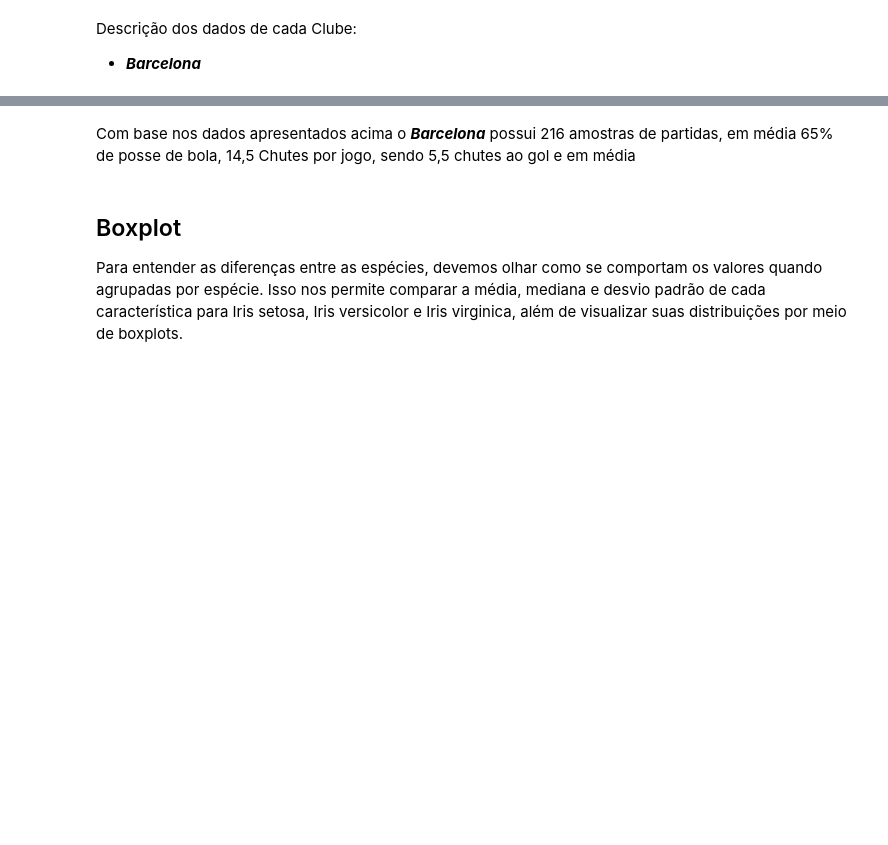
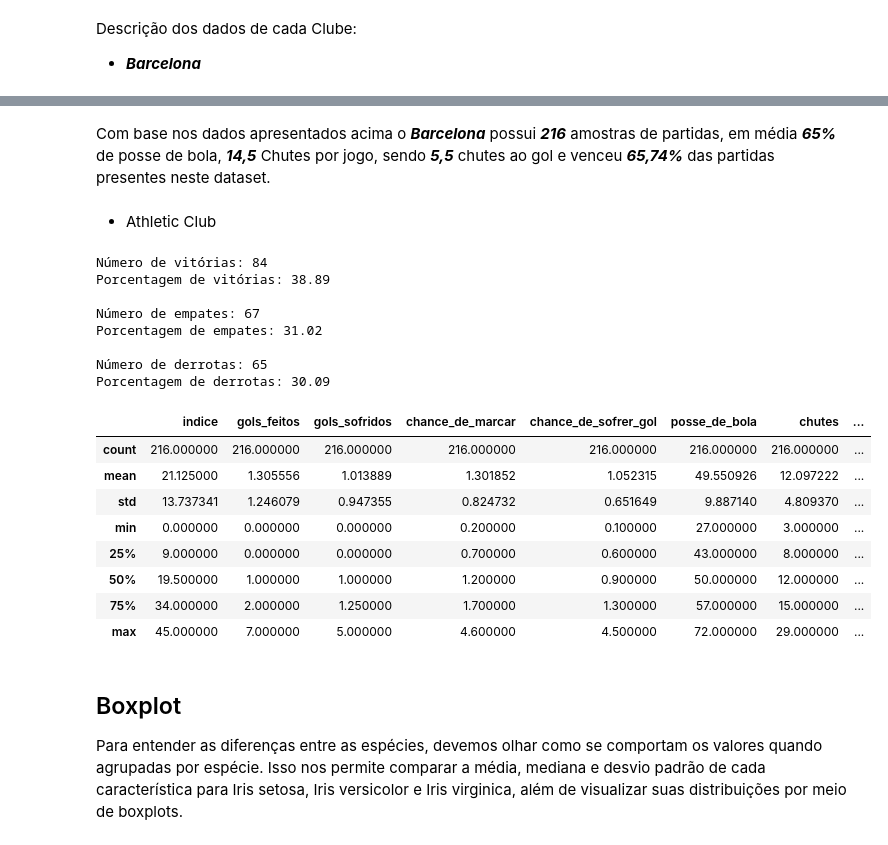
Before and after one commit to guilhermer1/mvp_AnaliseDeDados, a Jupyter notebook: Análise_de_Dados_e_Boas_Práticas-LaLiga.ipynb, the cells around one changed output, grey strips where cells are left out. Cells and saved outputs as stored; diff of their text form; code cells hidden in the pictures; blank space fills up the shorter version.

```diff
--- a/Análise_de_Dados_e_Boas_Práticas-LaLiga.ipynb
+++ b/Análise_de_Dados_e_Boas_Práticas-LaLiga.ipynb
@@ -413,5 +442,51 @@ laligaBarcelona.describe()
 # %% [markdown]
-Com base nos dados apresentados acima o ***Barcelona*** possui 216 amostras de partidas, em média 65% de posse de bola, 14,5 Chutes por jogo, sendo 5,5 chutes ao gol e em média
+Com base nos dados apresentados acima o ***Barcelona*** possui ***216*** amostras de partidas, em média ***65%*** de posse de bola, ***14,5*** Chutes por jogo, sendo ***5,5*** chutes ao gol e venceu ***65,74%*** das partidas presentes neste dataset.
+# %% [markdown]
+*   Athletic Club
+# %%
+#Descrição de dados por Coluna - Athletic Club.
+laligaAthletic = laliga[laliga['clube'] == 'Athletic Club']
+
+#Contando o número de Vitórias W, presente na coluna resultado para o time Athletic Club e porcentagem.
+vitorias = len(laligaAthletic[laligaAthletic['resultado'] == 'W'])
+porcentagem_de_vitoria = np.round((vitorias/len(laligaAthletic))*100, decimals=2)
+
+print('Número de vitórias: '+ str(vitorias))
+print('Porcentagem de vitórias: '+ str(porcentagem_de_vitoria) +'\n')
+
+#Contando o número de Empates D, presente na coluna resultado para o time Athletic Club e porcentagem.
+empates = len(laligaAthletic[laligaAthletic['resultado'] == 'D'])
+porcentagem_de_empates = np.round((empates/len(laligaAthletic))*100, decimals=2)
+
+print('Número de empates: '+ str(empates))
+print('Porcentagem de empates: '+ str(porcentagem_de_empates) +'\n')
+
+#Contando o número de Derrotas L, presente na coluna resultado para o time Athletic Club e porcentagem.
+derrotas = len(laligaAthletic[laligaAthletic['resultado'] == 'L'])
+porcentagem_de_derrotas = np.round((derrotas/len(laligaAthletic))*100, decimals=2)
+
+print('Número de derrotas: '+ str(derrotas))
+print('Porcentagem de derrotas: '+ str(porcentagem_de_derrotas) +'\n')
+
+laligaAthletic.describe()
+# %% [output]
+Número de vitórias: 84
+Porcentagem de vitórias: 38.89
+
+Número de empates: 67
+Porcentagem de empates: 31.02
+
+Número de derrotas: 65
+Porcentagem de derrotas: 30.09
+|  | indice | gols_feitos | gols_sofridos | chance_de_marcar | chance_de_sofrer_gol | posse_de_bola | chutes | ... |
+| count | 216.000000 | 216.000000 | 216.000000 | 216.000000 | 216.000000 | 216.000000 | 216.000000 | ... |
+| mean | 21.125000 | 1.305556 | 1.013889 | 1.301852 | 1.052315 | 49.550926 | 12.097222 | ... |
+| std | 13.737341 | 1.246079 | 0.947355 | 0.824732 | 0.651649 | 9.887140 | 4.809370 | ... |
+| min | 0.000000 | 0.000000 | 0.000000 | 0.200000 | 0.100000 | 27.000000 | 3.000000 | ... |
+| 25% | 9.000000 | 0.000000 | 0.000000 | 0.700000 | 0.600000 | 43.000000 | 8.000000 | ... |
+| 50% | 19.500000 | 1.000000 | 1.000000 | 1.200000 | 0.900000 | 50.000000 | 12.000000 | ... |
+| 75% | 34.000000 | 2.000000 | 1.250000 | 1.700000 | 1.300000 | 57.000000 | 15.000000 | ... |
+| max | 45.000000 | 7.000000 | 5.000000 | 4.600000 | 4.500000 | 72.000000 | 29.000000 | ... |
 # %% [markdown]
 ## Boxplot
 
```
Also changed, not shown: parts of 2 cells of this notebook.
